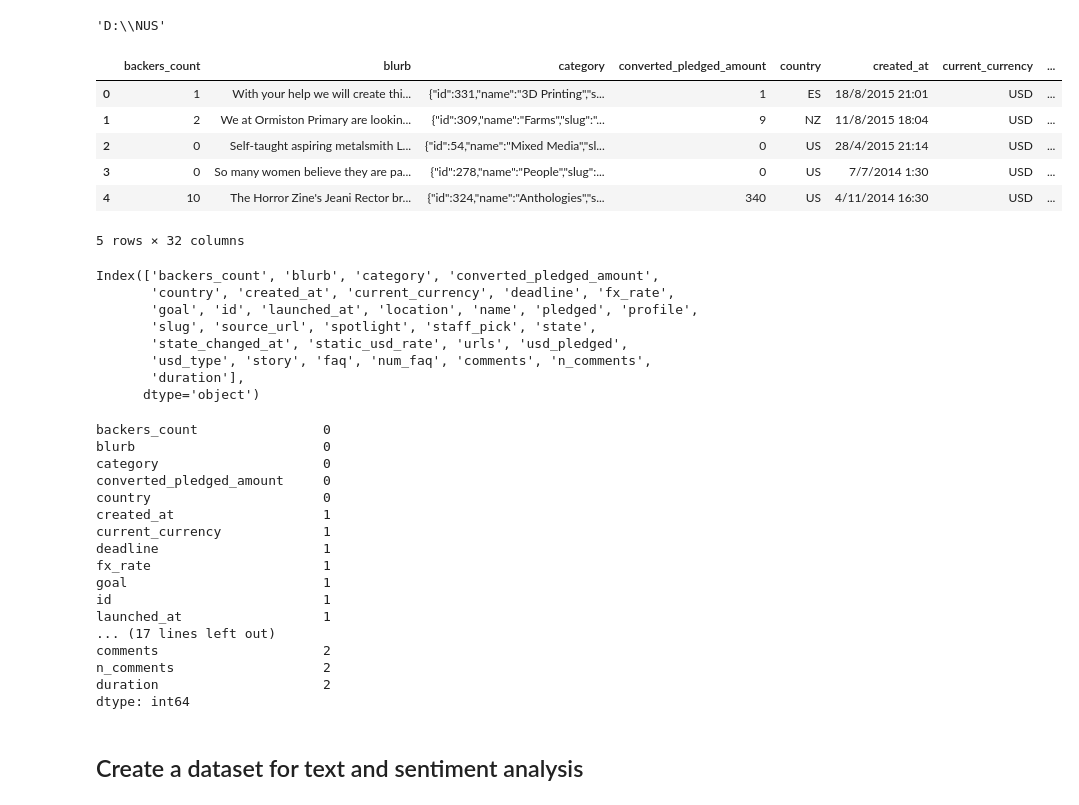
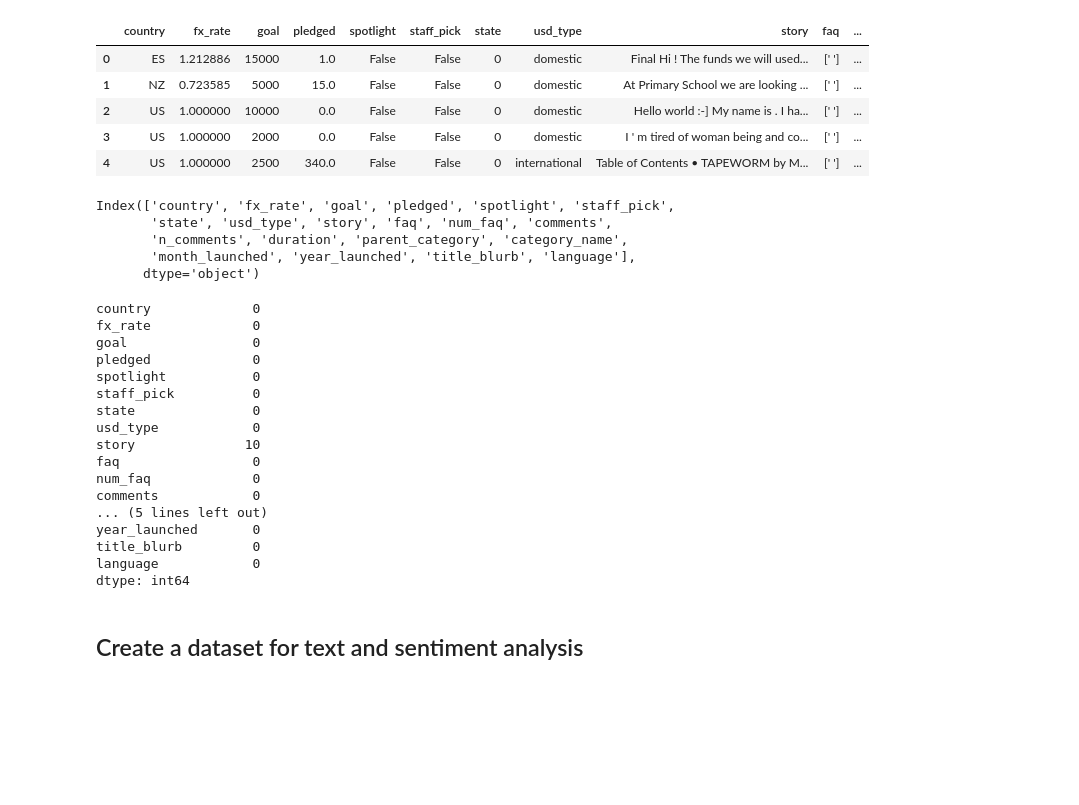
Before and after one commit to chuabern/BT4222_GrpProject, a Jupyter notebook: TJ_part_text&sentiment.ipynb, the cells around one changed output. Drawn from its saved outputs; the diff is of its cells as text; code cells hidden in the pictures; blank space fills up the shorter version.

```diff
--- a/TJ_part_text&sentiment.ipynb
+++ b/TJ_part_text&sentiment.ipynb
@@ -7,47 +8,39 @@ os.chdir("D:/NUS/")
-# %%
-os.getcwd()
-# %% [output]
-'D:\\NUS'
 # %%
-data = pd.read_csv("./GitHub/BT4222_GrpProject/Output/Combined_dataset.csv")
+data = pd.read_csv("./GitHub/BT4222_GrpProject/Output/TJ_dataset_clean2.csv")
 data = data.drop(data.columns[0],axis=1)
 data.head()
 # %% [output]
-|  | backers_count | blurb | category | converted_pledged_amount | country | created_at | current_currency | ... |
-| 0 | 1 | With your help we will create thi... | {"id":331,"name":"3D Printing","s... | 1 | ES | 18/8/2015 21:01 | USD | ... |
-| 1 | 2 | We at Ormiston Primary are lookin... | {"id":309,"name":"Farms","slug":"... | 9 | NZ | 11/8/2015 18:04 | USD | ... |
-| 2 | 0 | Self-taught aspiring metalsmith L... | {"id":54,"name":"Mixed Media","sl... | 0 | US | 28/4/2015 21:14 | USD | ... |
-| 3 | 0 | So many women believe they are pa... | {"id":278,"name":"People","slug":... | 0 | US | 7/7/2014 1:30 | USD | ... |
-| 4 | 10 | The Horror Zine's Jeani Rector br... | {"id":324,"name":"Anthologies","s... | 340 | US | 4/11/2014 16:30 | USD | ... |
+|  | country | fx_rate | goal | pledged | spotlight | staff_pick | state | usd_type | story | faq | ... |
+| 0 | ES | 1.212886 | 15000 | 1.0 | False | False | 0 | domestic | Final Hi ! The funds we will used... | [' '] | ... |
+| 1 | NZ | 0.723585 | 5000 | 15.0 | False | False | 0 | domestic | At Primary School we are looking ... | [' '] | ... |
+| 2 | US | 1.000000 | 10000 | 0.0 | False | False | 0 | domestic | Hello world :-] My name is . I ha... | [' '] | ... |
+| 3 | US | 1.000000 | 2000 | 0.0 | False | False | 0 | domestic | I ' m tired of woman being and co... | [' '] | ... |
+| 4 | US | 1.000000 | 2500 | 340.0 | False | False | 0 | international | Table of Contents • TAPEWORM by M... | [' '] | ... |
-5 rows × 32 columns
 # %%
 data.columns
 # %% [output]
-Index(['backers_count', 'blurb', 'category', 'converted_pledged_amount',
-       'country', 'created_at', 'current_currency', 'deadline', 'fx_rate',
-       'goal', 'id', 'launched_at', 'location', 'name', 'pledged', 'profile',
-       'slug', 'source_url', 'spotlight', 'staff_pick', 'state',
-       'state_changed_at', 'static_usd_rate', 'urls', 'usd_pledged',
-       'usd_type', 'story', 'faq', 'num_faq', 'comments', 'n_comments',
-       'duration'],
+Index(['country', 'fx_rate', 'goal', 'pledged', 'spotlight', 'staff_pick',
+       'state', 'usd_type', 'story', 'faq', 'num_faq', 'comments',
+       'n_comments', 'duration', 'parent_category', 'category_name',
+       'month_launched', 'year_launched', 'title_blurb', 'language'],
       dtype='object')
 # %%
 data.isna().sum()
 # %% [output]
-backers_count                0
-blurb                        0
-category                     0
-converted_pledged_amount     0
-country                      0
-created_at                   1
-current_currency             1
-deadline                     1
-fx_rate                      1
-goal                         1
-id                           1
-launched_at                  1
-... (17 lines left out)
-comments                     2
-n_comments                   2
-duration                     2
+country             0
+fx_rate             0
+goal                0
+pledged             0
+spotlight           0
+staff_pick          0
+state               0
+usd_type            0
+story              10
+faq                 0
+num_faq             0
+comments            0
+... (5 lines left out)
+year_launched       0
+title_blurb         0
+language            0
 dtype: int64
```
Also changed, not shown: parts of 7 cells of this notebook, 3 other files.
